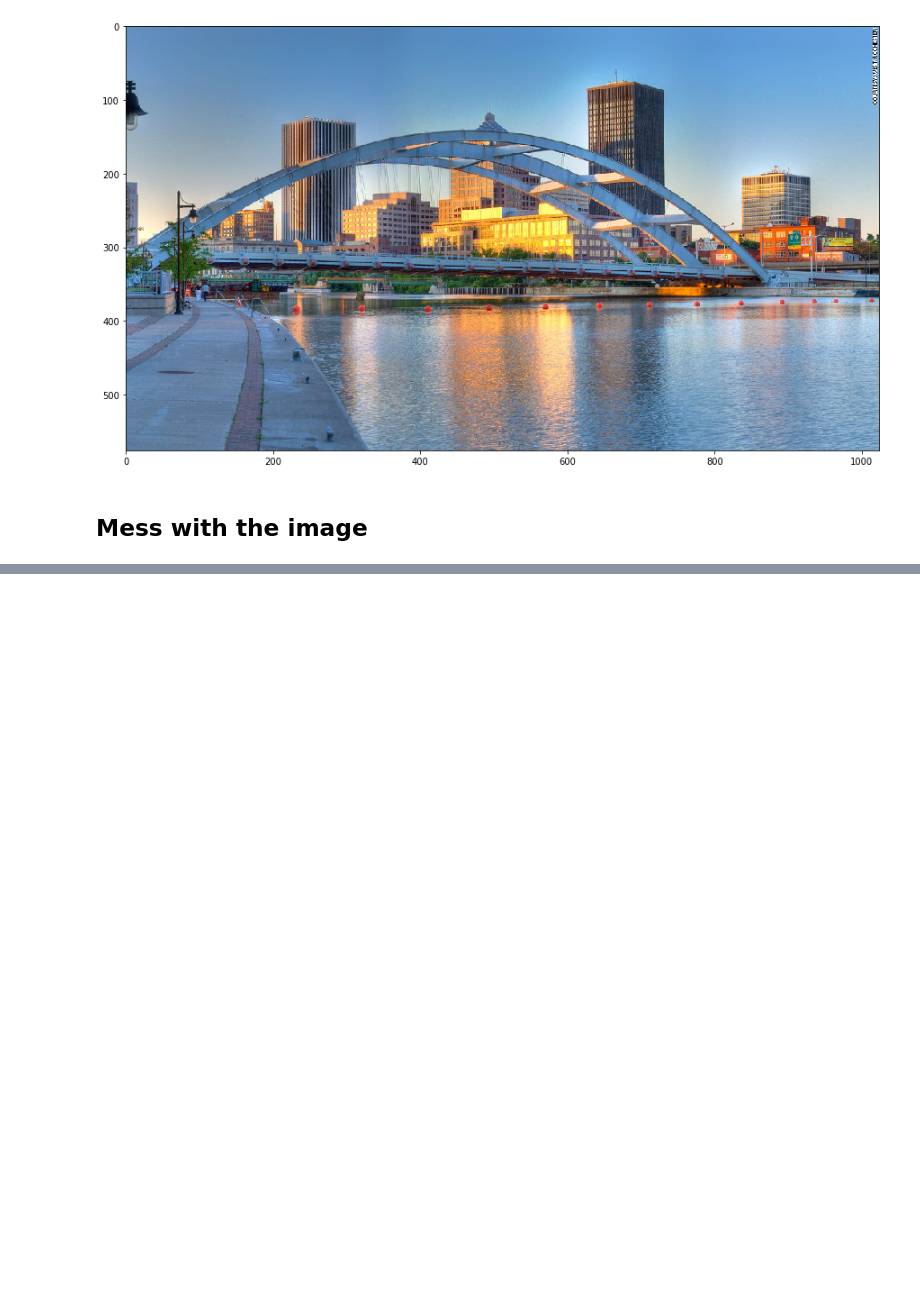
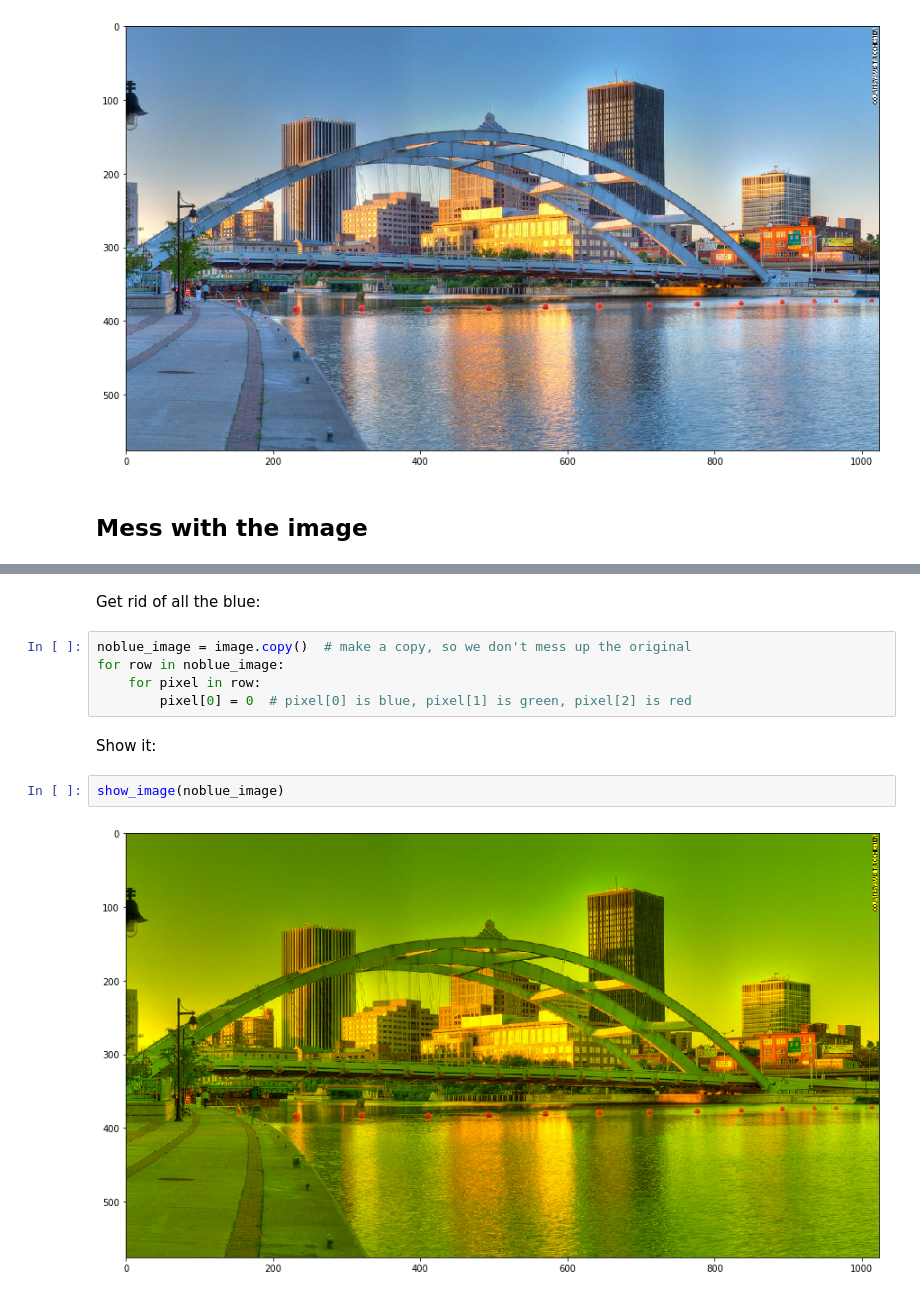
Before and after one commit to atpage/computer_club, a Jupyter notebook: image_manip/image_manip.ipynb, the cells around one changed output, grey strips where cells are left out. Drawn from its saved outputs; the diff is of its cells as text; blank space fills up the shorter version.

Commit message:
Add to image manip example

```diff
--- a/image_manip/image_manip.ipynb
+++ b/image_manip/image_manip.ipynb
@@ -41,0 +54,13 @@ show_image(image)
+# %% [markdown]
+Get rid of all the blue:
+# %%
+noblue_image = image.copy()  # make a copy, so we don't mess up the original
+for row in noblue_image:
+    for pixel in row:
+        pixel[0] = 0  # pixel[0] is blue, pixel[1] is green, pixel[2] is red
+# %% [markdown]
+Show it:
+# %%
+show_image(noblue_image)
+# %% [output]
+[figure, added]
```
Also changed, not shown: parts of 2 cells of this notebook.
